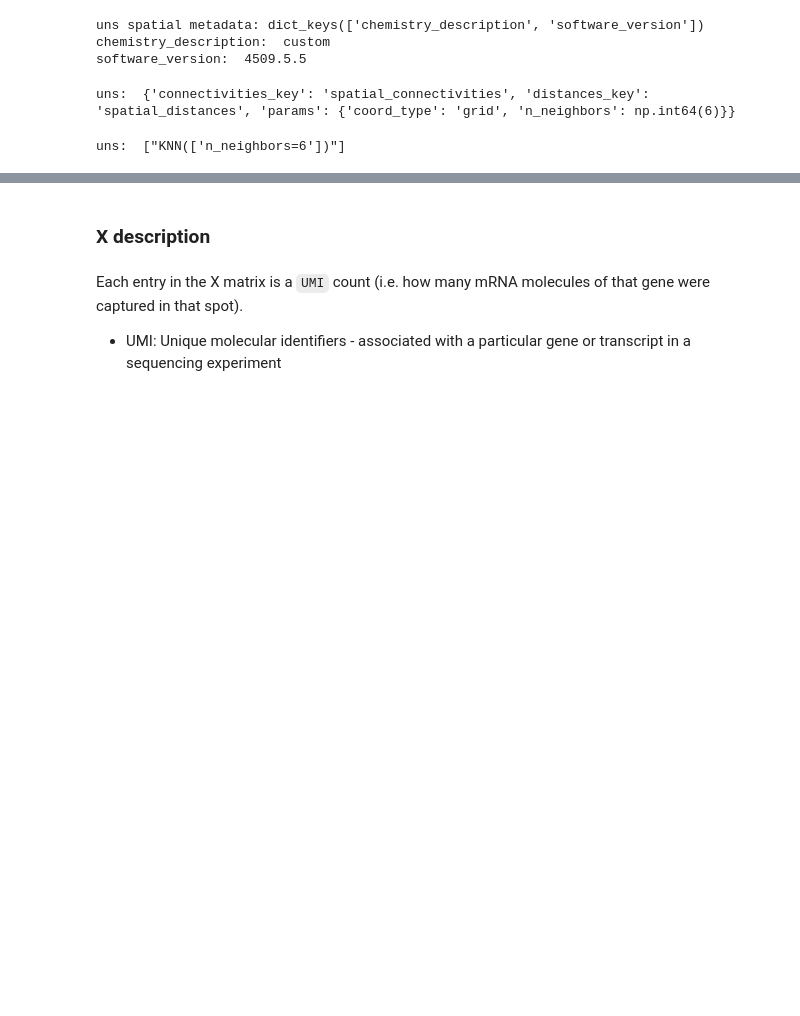
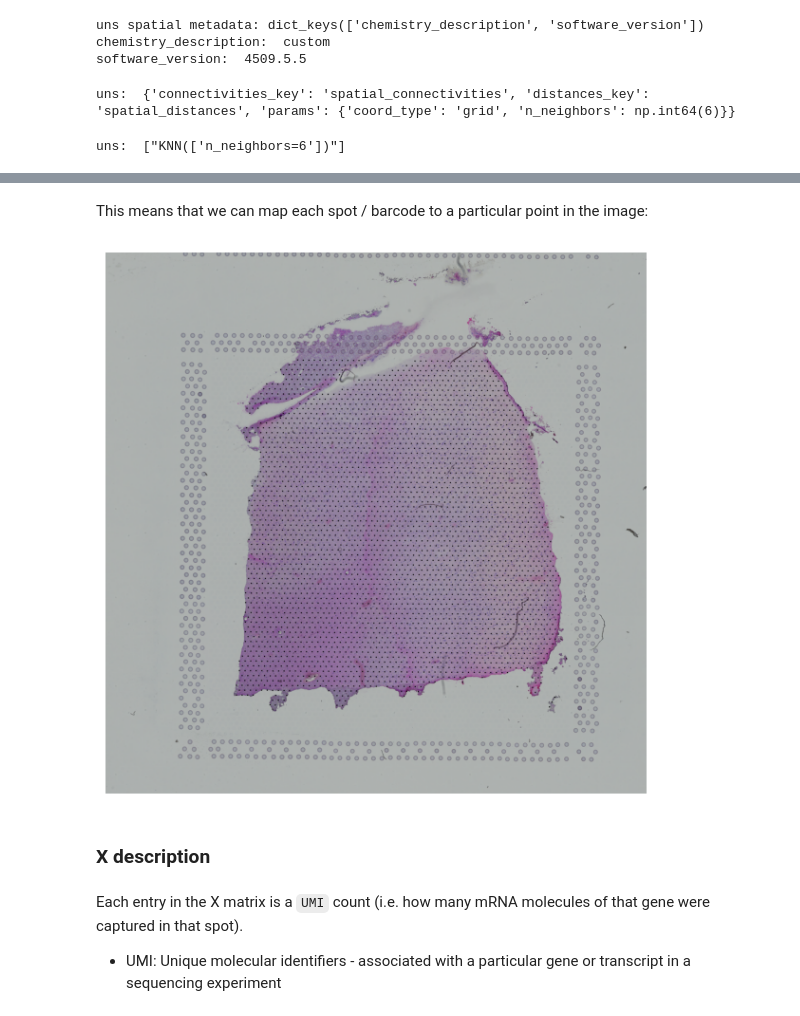
Before and after one commit to taomasgonzalez/GNNCellClassification, a Jupyter notebook: DataAnalysis.ipynb, the cells around one changed output, grey strips where cells are left out. Saved outputs shown, nothing was run; the diff lists cells and outputs as text; code cells hidden in the pictures; blank space fills up the shorter version.

```diff
--- a/DataAnalysis.ipynb
+++ b/DataAnalysis.ipynb
@@ -407,3 +419,40 @@ uns:  ["KNN(['n_neighbors=6'])"]
+# %% [markdown]
+This means that we can map each spot / barcode to a particular point in the image:
+# %%
+offsets = {'151676': 310, '151669': 276, '151507': 236, '151508': 232, '151672': 264, \
+           '151670': 339, '151673': 260, '151675': 228, '151510': 204, '151671': 238, \
+           '151674': 234, '151509': 220}
+
+assert len(ann_data.keys()) == len(offsets)
+patient = '151676'
+hires_scale = ann_data[patient].uns['spatial'][patient]['scalefactors']['tissue_hires_scalef']
+hires_spot_pixels = ann_data[patient].obsm['spatial'] * hires_scale
+hires_spot_pixels = hires_spot_pixels.astype(int)
+hires_image = ann_data[patient].uns['spatial'][patient]['images']['hires']
+hires_shape = hires_image.shape
+assert min(hires_shape[0], hires_shape[1]) > hires_spot_pixels.max()
+
+
+thickness = 2
+new_hires = np.ones_like(hires_image)
+
+for xi, yi in zip(hires_spot_pixels[:, 0], hires_spot_pixels[:, 1]):
+    x0 = max(0, xi - thickness)
+    x1 = min(hires_image.shape[1], xi + thickness)
+    y0 = max(0, yi - thickness) + offsets[patient]
+    y1 = min(hires_image.shape[0], yi + thickness) + offsets[patient]
+    new_hires[y0:y1, x0:x1, :] = [0, 0, 0]
+
+new_hires = np.flip(new_hires, 0)
+new_hires = np.multiply(new_hires, hires_image)
+fig, ax = plt.subplots(figsize=(6,6))
+ax.imshow(new_hires, origin='upper')
+
+ax.axis('off')
+plt.tight_layout()
+plt.show()
+# %% [output]
+[figure, added]
 # %% [markdown]
 ### X description
 # %% [markdown]
```
Also changed, not shown: parts of 27 cells of this notebook.
